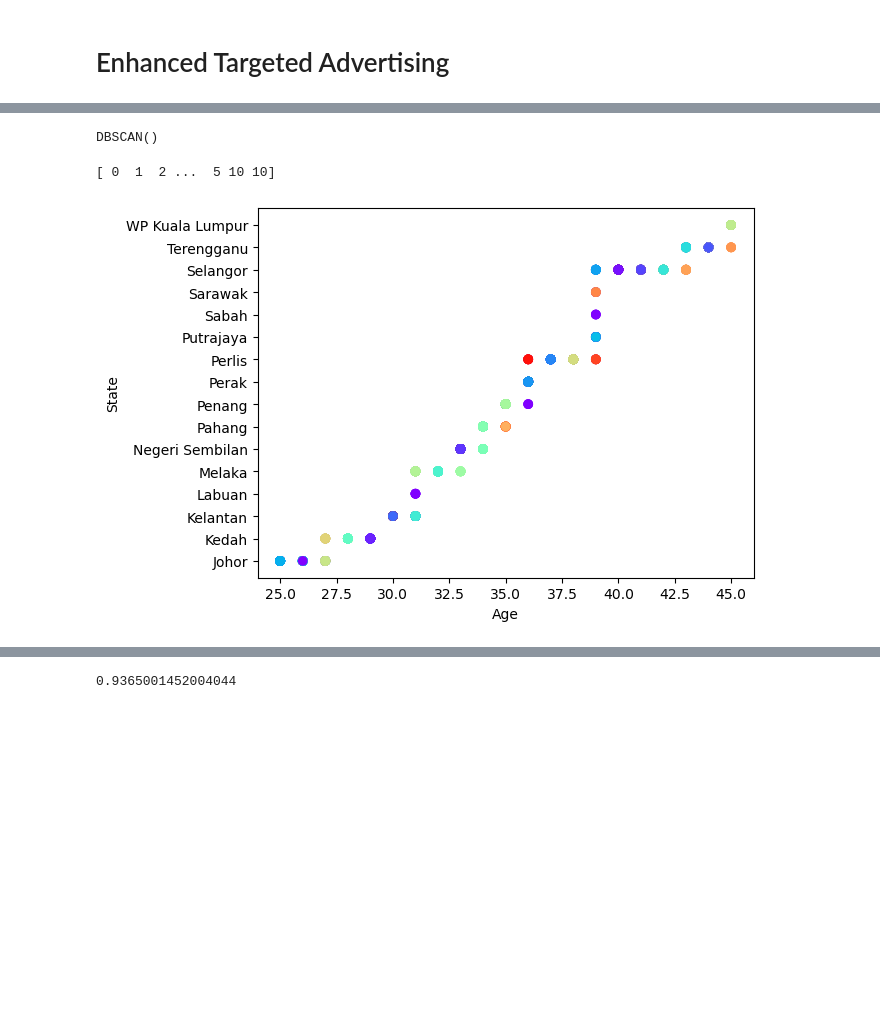
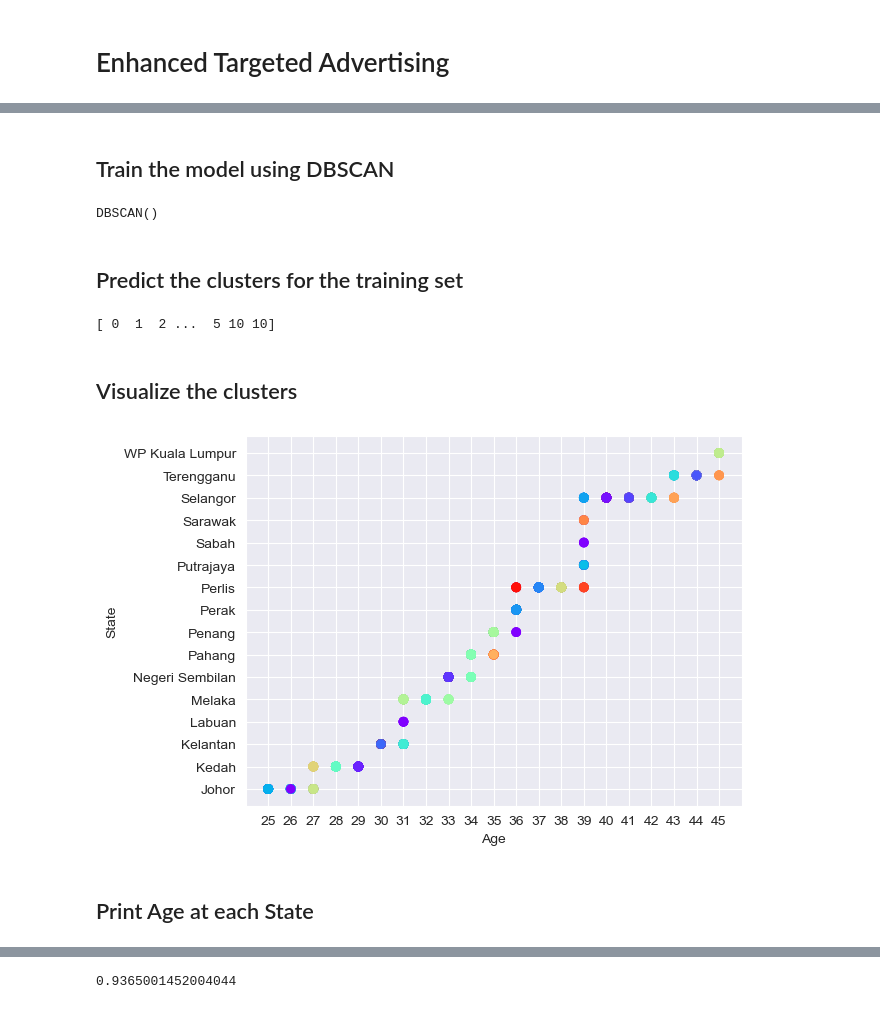
Before and after one commit to sanchick02/AlhaAlfa, a Jupyter notebook: AlhaAlfa_main(1).ipynb, the cells around one changed output, grey strips where cells are left out. Saved outputs shown, nothing was run; the diff lists cells and outputs as text; code cells hidden in the pictures; blank space fills up the shorter version.

```diff
--- a/AlhaAlfa_main(1).ipynb
+++ b/AlhaAlfa_main(1).ipynb
@@ -373,5 +393,13 @@ print(df_pl.head())
 # %%
-# split dataset into training and testing set
-data = df_or[['Customer type enc', 'Age', 'State_enc']]
+data = df_or[['Customer type', 'Age', 'State']]
+#encode State
+le = LabelEncoder()
+data['State'] = le.fit_transform(data['State'])
+#encode Customer type
+lb = LabelBinarizer()
+data['Customer type'] = lb.fit_transform(data['Customer type'])
+
 trainset, testset = train_test_split(data, test_size=0.2, random_state=42)
+# %% [markdown]
+## Train the model using DBSCAN
 # %%
@@ -380,18 +407,25 @@ dbscan = DBSCAN(eps=0.5, min_samples=5)
 print(dbscan.fit(trainset))
 # %% [output]
 DBSCAN()
+# %% [markdown]
+## Predict the clusters for the training set
 # %%
 # predict the clusters for the testset
 y_pred = dbscan.fit_predict(testset)
 print(y_pred)
 # %% [output]
 [ 0  1  2 ...  5 10 10]
+# %% [markdown]
+## Visualize the clusters
 # %%
-# plot the clusters
-plt.scatter(testset['Age'], testset['State_enc'], c=y_pred, cmap='rainbow')
+plt.scatter(testset['Age'], testset['State'], c=y_pred, cmap='rainbow')
+plt.yticks(np.arange(0, 16), le.inverse_transform(np.arange(0, 16)))
+# put all the age
+plt.xticks(np.arange(25, 46))
 plt.xlabel('Age')
 plt.ylabel('State')
-plt.yticks(np.arange(0, 16), le.inverse_transform(np.arange(0, 16)))
 plt.show()
 # %% [output]
-[figure, old version]
+[figure, new version]
+# %% [markdown]
+## Print Age at each State
```
Also changed, not shown: parts of 78 cells of this notebook, 8 other files.
